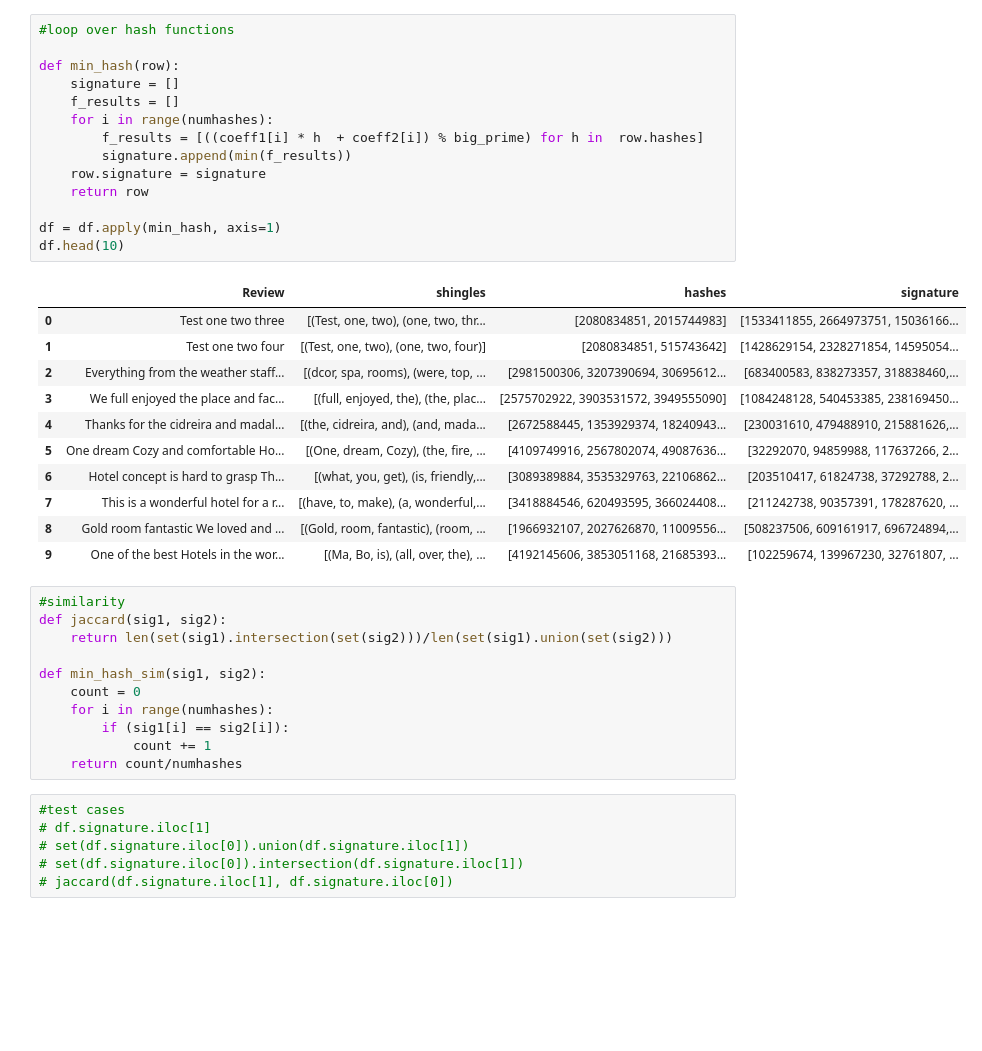
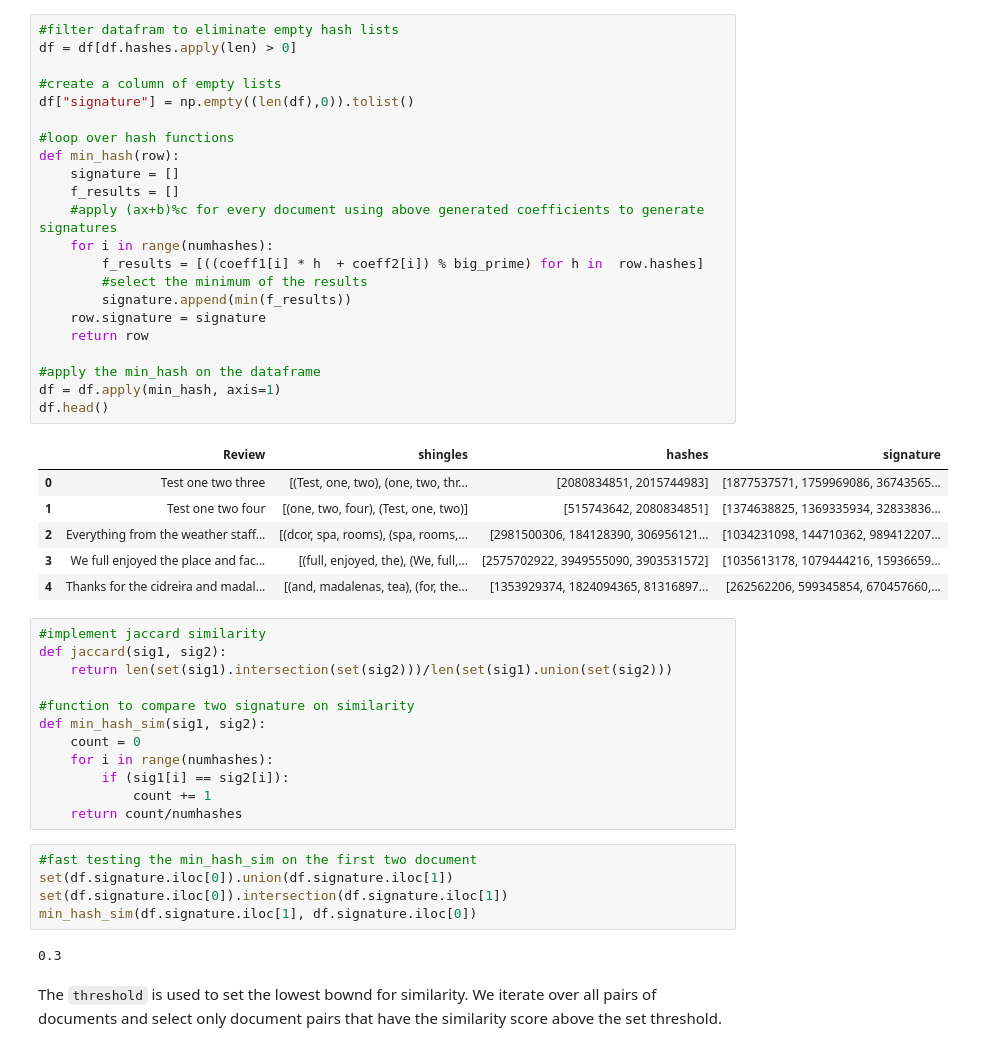
Before and after one commit to PorcianiAlex/data-mining, a Jupyter notebook: HW1/Shingling.ipynb, the cells around one changed output. Saved outputs shown, nothing was run; the diff lists cells and outputs as text; blank space fills up the shorter version.

```diff
--- a/HW1/Shingling.ipynb
+++ b/HW1/Shingling.ipynb
@@ -114,34 +119,38 @@ df.head()
 # %%
+#filter datafram to eliminate empty hash lists
+df = df[df.hashes.apply(len) > 0]
+
+#create a column of empty lists
+df["signature"] = np.empty((len(df),0)).tolist()
+
 #loop over hash functions
-
 def min_hash(row):
     signature = []
     f_results = []
+    #apply (ax+b)%c for every document using above generated coefficients to generate signatures
     for i in range(numhashes):
         f_results = [((coeff1[i] * h  + coeff2[i]) % big_prime) for h in  row.hashes]
+        #select the minimum of the results
         signature.append(min(f_results))
     row.signature = signature
     return row
 
+#apply the min_hash on the dataframe
 df = df.apply(min_hash, axis=1)
-df.head(10)
+df.head()
 # %% [output]
 |  | Review | shingles | hashes | signature |
-| 0 | Test one two three | [(Test, one, two), (one, two, thr... | [2080834851, 2015744983] | [1533411855, 2664973751, 15036166... |
-| 1 | Test one two four | [(Test, one, two), (one, two, four)] | [2080834851, 515743642] | [1428629154, 2328271854, 14595054... |
-| 2 | Everything from the weather staff... | [(dcor, spa, rooms), (were, top, ... | [2981500306, 3207390694, 30695612... | [683400583, 838273357, 318838460,... |
-| 3 | We full enjoyed the place and fac... | [(full, enjoyed, the), (the, plac... | [2575702922, 3903531572, 3949555090] | [1084248128, 540453385, 238169450... |
-| 4 | Thanks for the cidreira and madal... | [(the, cidreira, and), (and, mada... | [2672588445, 1353929374, 18240943... | [230031610, 479488910, 215881626,... |
-| 5 | One dream Cozy and comfortable Ho... | [(One, dream, Cozy), (the, fire, ... | [4109749916, 2567802074, 49087636... | [32292070, 94859988, 117637266, 2... |
-| 6 | Hotel concept is hard to grasp Th... | [(what, you, get), (is, friendly,... | [3089389884, 3535329763, 22106862... | [203510417, 61824738, 37292788, 2... |
-| 7 | This is a wonderful hotel for a r... | [(have, to, make), (a, wonderful,... | [3418884546, 620493595, 366024408... | [211242738, 90357391, 178287620, ... |
-| 8 | Gold room fantastic We loved and ... | [(Gold, room, fantastic), (room, ... | [1966932107, 2027626870, 11009556... | [508237506, 609161917, 696724894,... |
-| 9 | One of the best Hotels in the wor... | [(Ma, Bo, is), (all, over, the), ... | [4192145606, 3853051168, 21685393... | [102259674, 139967230, 32761807, ... |
+| 0 | Test one two three | [(Test, one, two), (one, two, thr... | [2080834851, 2015744983] | [1877537571, 1759969086, 36743565... |
+| 1 | Test one two four | [(one, two, four), (Test, one, two)] | [515743642, 2080834851] | [1374638825, 1369335934, 32833836... |
+| 2 | Everything from the weather staff... | [(dcor, spa, rooms), (spa, rooms,... | [2981500306, 184128390, 306956121... | [1034231098, 144710362, 989412207... |
+| 3 | We full enjoyed the place and fac... | [(full, enjoyed, the), (We, full,... | [2575702922, 3949555090, 3903531572] | [1035613178, 1079444216, 15936659... |
+| 4 | Thanks for the cidreira and madal... | [(and, madalenas, tea), (for, the... | [1353929374, 1824094365, 81316897... | [262562206, 599345854, 670457660,... |
 # %%
-#similarity
+#implement jaccard similarity
 def jaccard(sig1, sig2):
     return len(set(sig1).intersection(set(sig2)))/len(set(sig1).union(set(sig2)))
 
+#function to compare two signature on similarity
 def min_hash_sim(sig1, sig2):
     count = 0
     for i in range(numhashes):
@@ -149,9 +158,13 @@ def min_hash_sim(sig1, sig2):
             count += 1
     return count/numhashes
 # %%
-#test cases
-# df.signature.iloc[1]
-# set(df.signature.iloc[0]).union(df.signature.iloc[1])
-# set(df.signature.iloc[0]).intersection(df.signature.iloc[1])
-# jaccard(df.signature.iloc[1], df.signature.iloc[0])
+#fast testing the min_hash_sim on the first two document
+set(df.signature.iloc[0]).union(df.signature.iloc[1])
+set(df.signature.iloc[0]).intersection(df.signature.iloc[1])
+min_hash_sim(df.signature.iloc[1], df.signature.iloc[0])
+# %% [output]
+0.3
+# %% [markdown]
+The `threshold` is used to set the lowest bownd for similarity.
+We iterate over all pairs of documents and select only document pairs that have the similarity score above the set threshold.
 # %%
```
Also changed, not shown: parts of 16 cells of this notebook, 1 other file.
